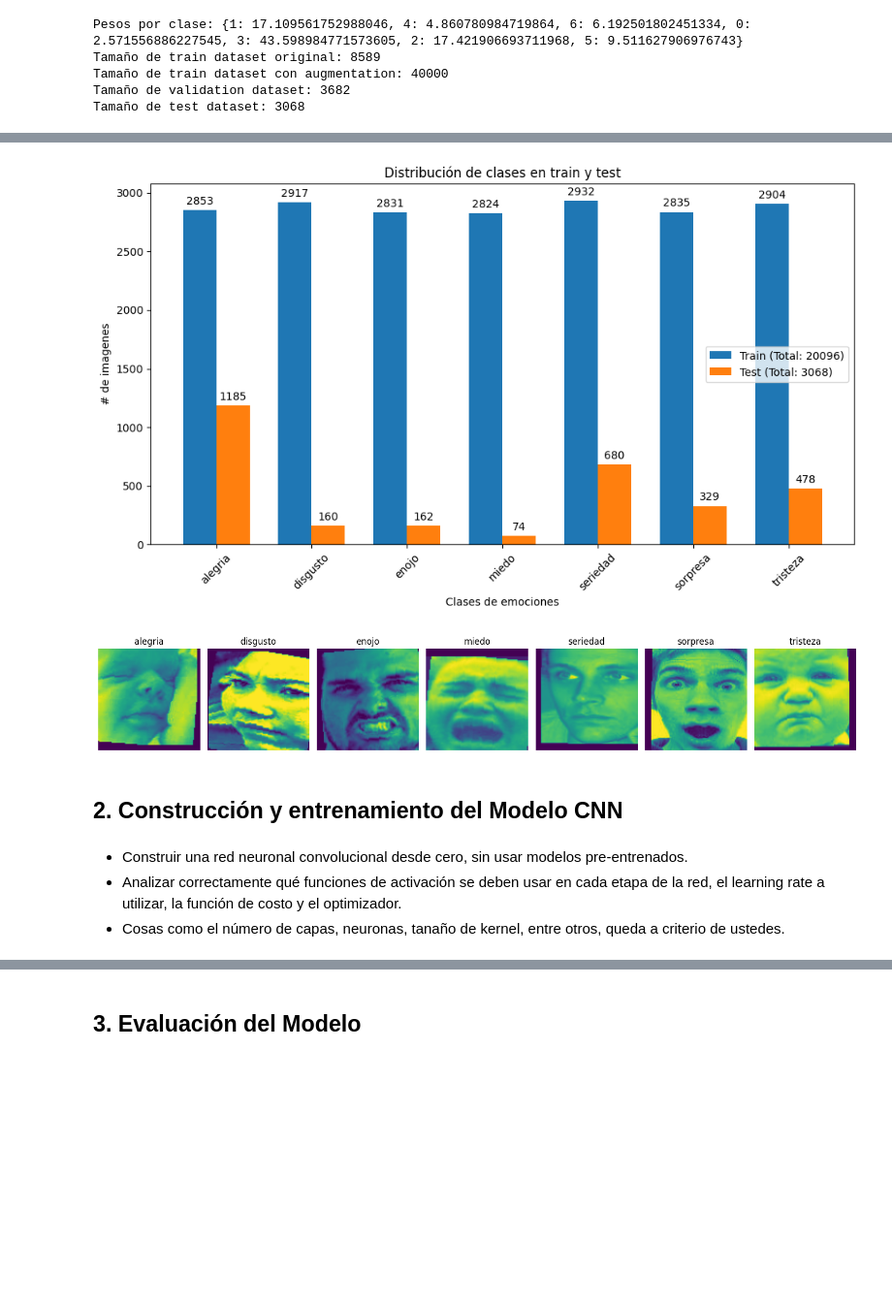
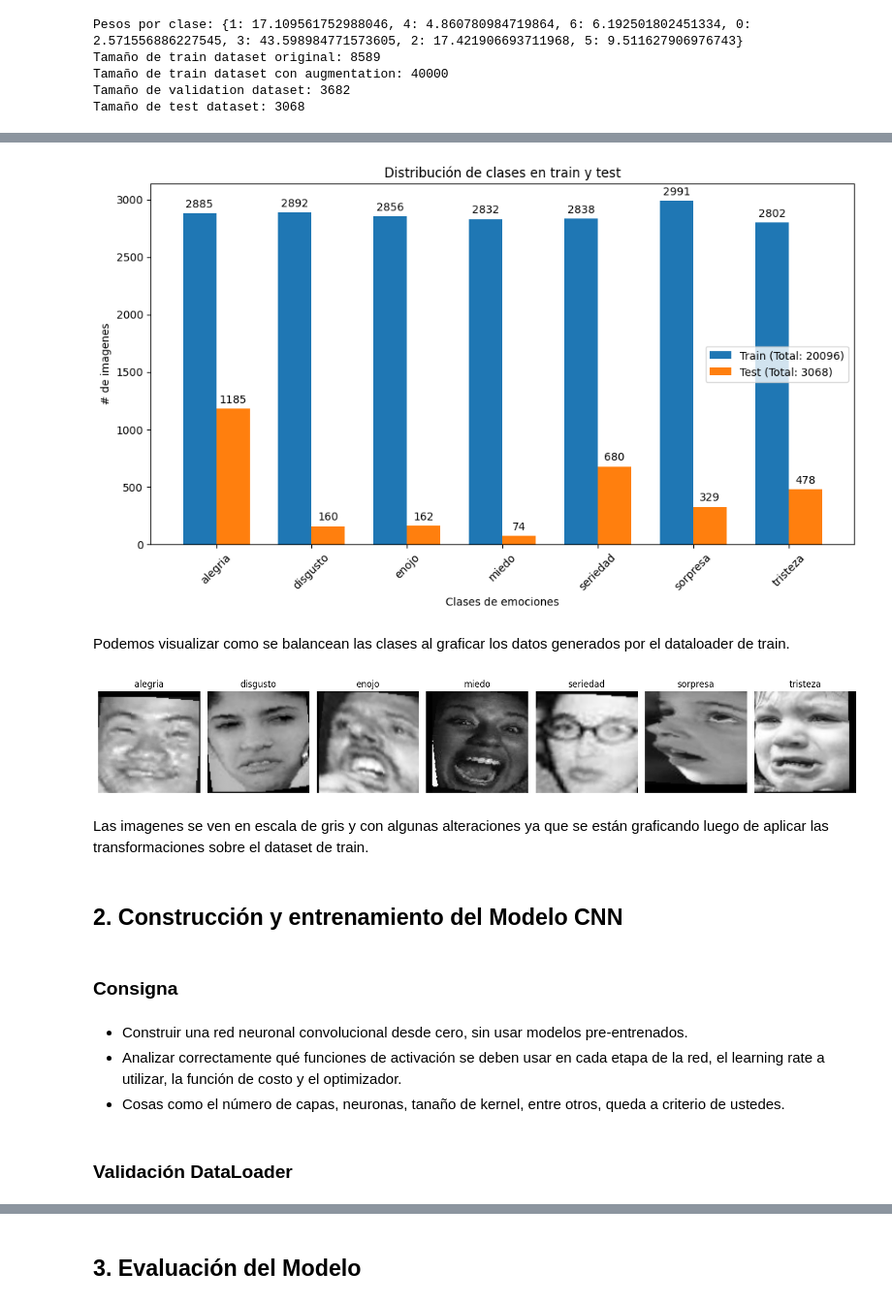
Before and after one commit to joagonzalez/ceia-aprendizaje-profundo, a Jupyter notebook: tp2/JOAQUIN-GONZALEZ-DL-TP2-Co18.ipynb, the cells around one changed output, grey strips where cells are left out. Shown at 97% size. Saved outputs shown, nothing was run; the diff lists cells and outputs as text; code cells hidden in the pictures; blank space fills up the shorter version.

```diff
--- a/tp2/JOAQUIN-GONZALEZ-DL-TP2-Co18.ipynb
+++ b/tp2/JOAQUIN-GONZALEZ-DL-TP2-Co18.ipynb
@@ -258,7 +278,8 @@ def show_first_images_per_class_from_loader(
     dataloader: DataLoader,
     class_names: list,
     mean: list,
-    std: list
+    std: list,
+    cmap: str = None
 ) -> None:
     """
     Mostrar la primera imagen de cada clase desde un DataLoader con transformaciones activas.
@@ -287,7 +308,10 @@ def show_first_images_per_class_from_loader(
     for i, (label, img) in enumerate(sorted(images_by_class.items())):
         img = denormalize(img, mean, std)
         img = img.permute(1, 2, 0).numpy()
-        axes[i].imshow(img.clip(0, 1))
+        if cmap:
+            axes[i].imshow(img.clip(0, 1), cmap='gray')
+        else:
+            axes[i].imshow(img.clip(0, 1))
         axes[i].set_title(class_names[label])
         axes[i].axis('off')
 
@@ -419,9 +467,9 @@ sampler = WeightedRandomSampler(weights=sample_weights,
                                 replacement=True)
 
 # 5- Se crean los DataLoaders
-train_loader = DataLoader(train_subset, batch_size=BATCH_SIZE, num_workers=WORKERS, sampler=sampler)
-val_loader = DataLoader(val_subset, batch_size=BATCH_SIZE, shuffle=False, num_workers=WORKERS)
-test_loader = DataLoader(test_dataset, batch_size=BATCH_SIZE, shuffle=False, num_workers=WORKERS)
+train_loader = DataLoader(train_subset, batch_size=BATCH_SIZE, num_workers=WORKERS, sampler=sampler, pin_memory=True)
+val_loader = DataLoader(val_subset, batch_size=BATCH_SIZE, shuffle=False, num_workers=WORKERS, pin_memory=True)
+test_loader = DataLoader(test_dataset, batch_size=BATCH_SIZE, shuffle=False, num_workers=WORKERS, pin_memory=True)
 
 print(f"Pesos por clase: {class_weights}")
 print(f"Tamaño de train dataset original: {train_num_samples}")
@@ -450,14 +504,22 @@ test_counts_named = map_counts_to_classnames(Counter(test_dataset.targets), test
 
 plot_class_distribution(train_counts_named, test_counts_named)
 # %% [output]
-[figure, old version]
+[figure, new version]
+# %% [markdown]
+Podemos visualizar como se balancean las clases al graficar los datos generados por el dataloader de train.
 # %%
-show_first_images_per_class_from_loader(train_loader, train_dataset.classes, [0.5], [0.5])
+show_first_images_per_class_from_loader(train_loader, train_dataset.classes, [0.5], [0.5], cmap='grey')
 # %% [output]
-[figure, old version]
+[figure, new version]
+# %% [markdown]
+Las imagenes se ven en escala de gris y con algunas alteraciones ya que se están graficando luego de aplicar las transformaciones sobre el dataset de train.
 # %% [markdown]
 ## 2. Construcción y entrenamiento del Modelo CNN
+# %% [markdown]
+### Consigna
 # %% [markdown]
 - Construir una red neuronal convolucional desde cero, sin usar modelos pre-entrenados.
 - Analizar correctamente qué funciones de activación se deben usar en cada etapa de la red, el learning rate a utilizar, la función de costo y el optimizador.
 - Cosas como el número de capas, neuronas, tanaño de kernel, entre otros, queda a criterio de ustedes.
+# %% [markdown]
+### Validación DataLoader
```
Also changed, not shown: parts of 20 cells of this notebook.
